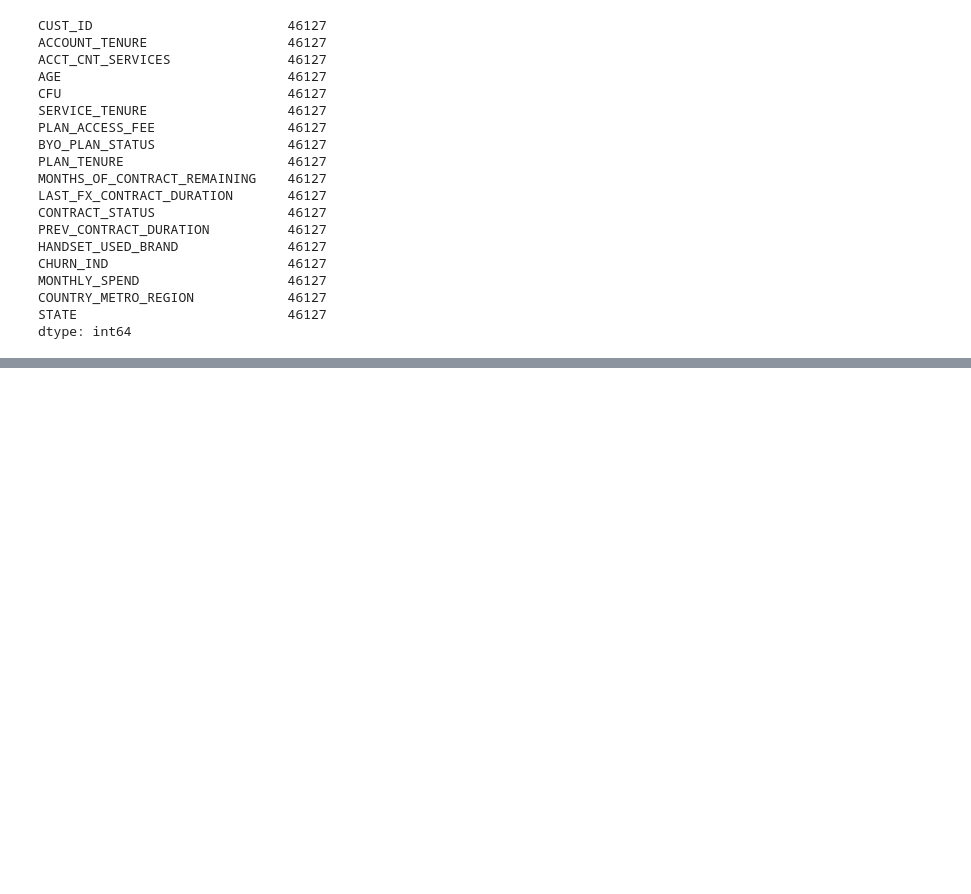
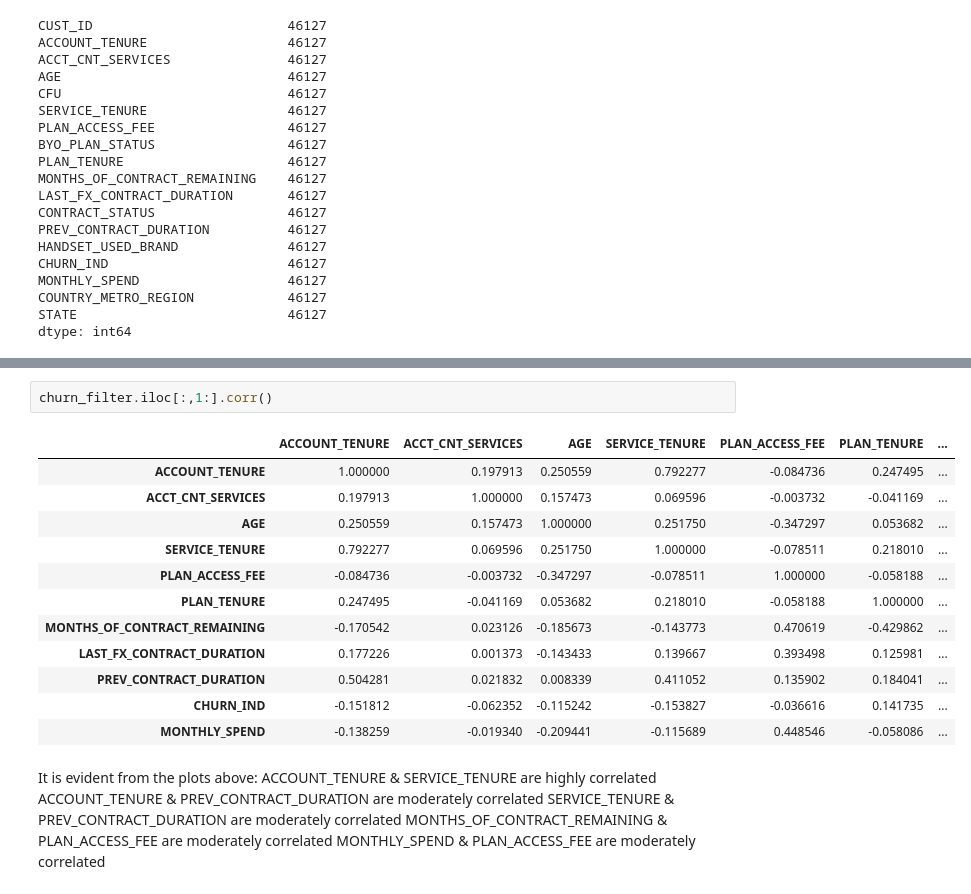
Before and after one commit to MQCOMP2200-S2-2021/data-science-portfolio-avagardiner, a Jupyter notebook: Portfolio 3.ipynb, the cells around one changed output, grey strips where cells are left out. Cells and saved outputs as stored; diff of their text form; blank space fills up the shorter version.

```diff
--- a/Portfolio 3.ipynb
+++ b/Portfolio 3.ipynb
@@ -139,0 +146,22 @@ dtype: int64
+# %%
+churn_filter.iloc[:,1:].corr()
+# %% [output]
+|  | ACCOUNT_TENURE | ACCT_CNT_SERVICES | AGE | SERVICE_TENURE | PLAN_ACCESS_FEE | PLAN_TENURE | ... |
+| ACCOUNT_TENURE | 1.000000 | 0.197913 | 0.250559 | 0.792277 | -0.084736 | 0.247495 | ... |
+| ACCT_CNT_SERVICES | 0.197913 | 1.000000 | 0.157473 | 0.069596 | -0.003732 | -0.041169 | ... |
+| AGE | 0.250559 | 0.157473 | 1.000000 | 0.251750 | -0.347297 | 0.053682 | ... |
+| SERVICE_TENURE | 0.792277 | 0.069596 | 0.251750 | 1.000000 | -0.078511 | 0.218010 | ... |
+| PLAN_ACCESS_FEE | -0.084736 | -0.003732 | -0.347297 | -0.078511 | 1.000000 | -0.058188 | ... |
+| PLAN_TENURE | 0.247495 | -0.041169 | 0.053682 | 0.218010 | -0.058188 | 1.000000 | ... |
+| MONTHS_OF_CONTRACT_REMAINING | -0.170542 | 0.023126 | -0.185673 | -0.143773 | 0.470619 | -0.429862 | ... |
+| LAST_FX_CONTRACT_DURATION | 0.177226 | 0.001373 | -0.143433 | 0.139667 | 0.393498 | 0.125981 | ... |
+| PREV_CONTRACT_DURATION | 0.504281 | 0.021832 | 0.008339 | 0.411052 | 0.135902 | 0.184041 | ... |
+| CHURN_IND | -0.151812 | -0.062352 | -0.115242 | -0.153827 | -0.036616 | 0.141735 | ... |
+| MONTHLY_SPEND | -0.138259 | -0.019340 | -0.209441 | -0.115689 | 0.448546 | -0.058086 | ... |
+# %% [markdown]
+It is evident from the plots above:
+   ACCOUNT_TENURE & SERVICE_TENURE are highly correlated
+   ACCOUNT_TENURE & PREV_CONTRACT_DURATION are moderately correlated
+   SERVICE_TENURE & PREV_CONTRACT_DURATION are moderately correlated
+   MONTHS_OF_CONTRACT_REMAINING	& PLAN_ACCESS_FEE are moderately correlated
+   MONTHLY_SPEND & PLAN_ACCESS_FEE are moderately correlated
```
Also changed, not shown: parts of 1 cell of this notebook.
